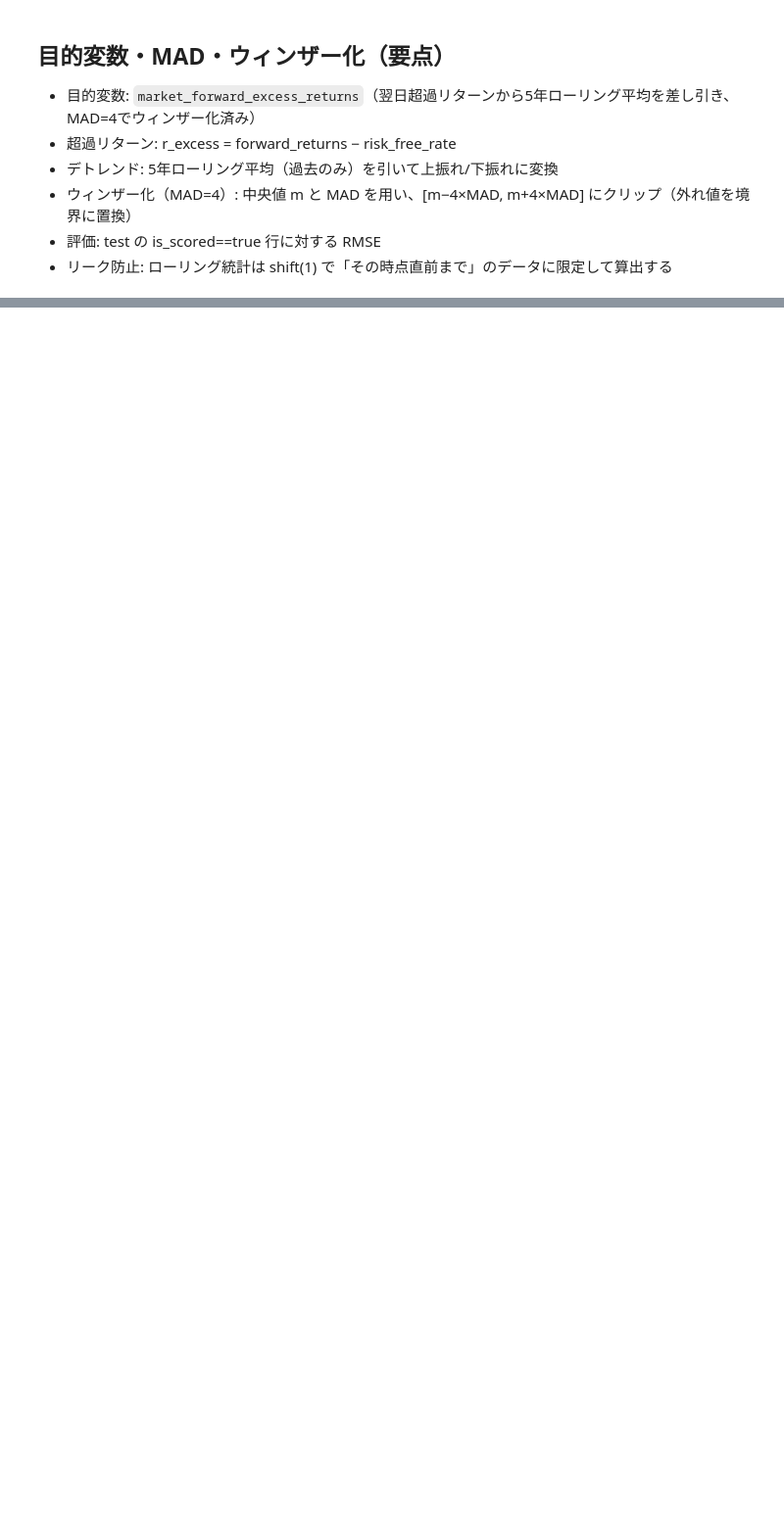
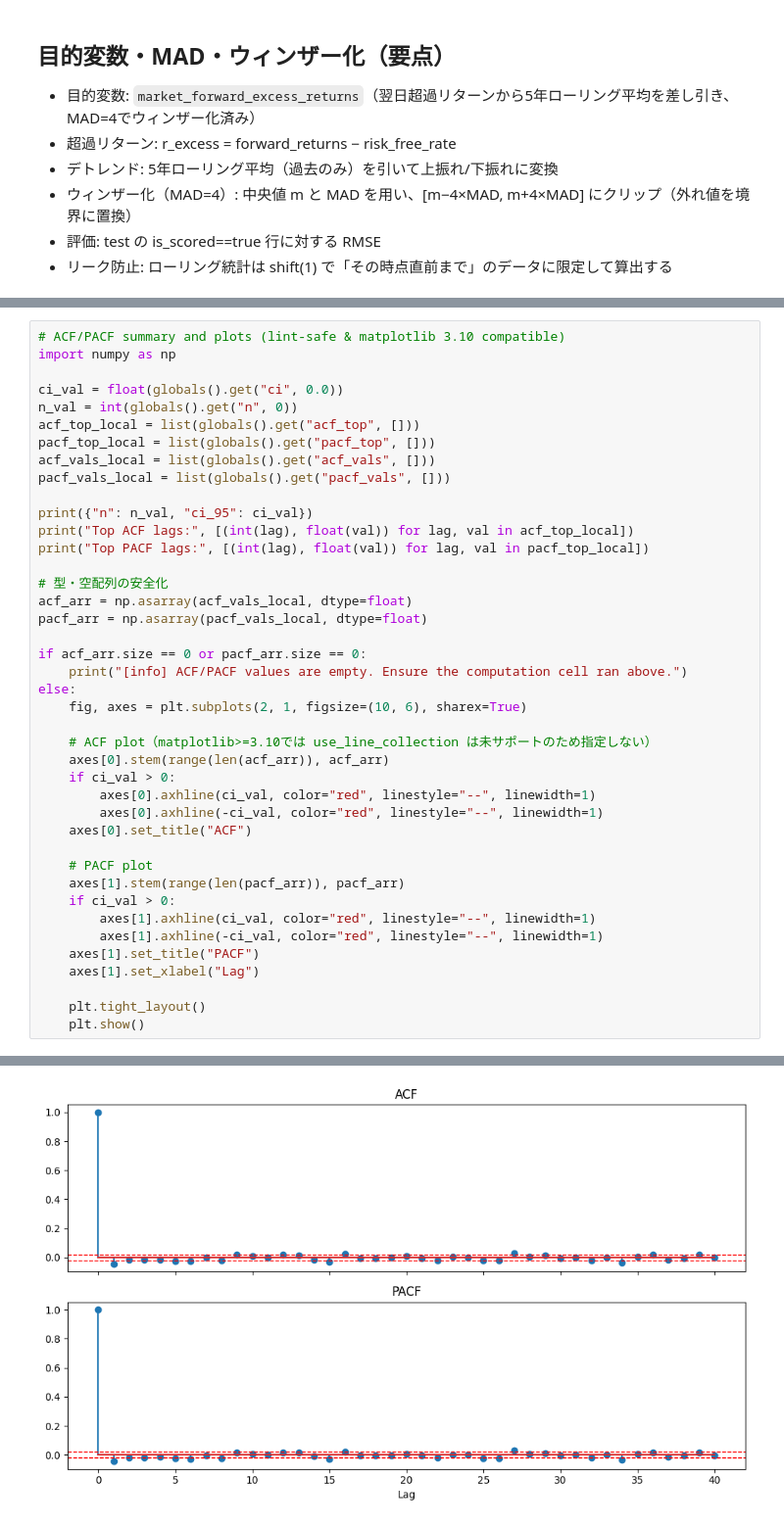
Before and after one commit to syunyafukuda/Hull-Tactical---Market-Prediction, a Jupyter notebook: notebooks/eda.ipynb, the cells around one changed output, grey strips where cells are left out. Shown at 98% size. Drawn from its saved outputs; the diff is of its cells as text; blank space fills up the shorter version.

```diff
--- a/notebooks/eda.ipynb
+++ b/notebooks/eda.ipynb
@@ -160,0 +697,42 @@ else:
+# %%
+# ACF/PACF summary and plots (lint-safe & matplotlib 3.10 compatible)
+import numpy as np
+
+ci_val = float(globals().get("ci", 0.0))
+n_val = int(globals().get("n", 0))
+acf_top_local = list(globals().get("acf_top", []))
+pacf_top_local = list(globals().get("pacf_top", []))
+acf_vals_local = list(globals().get("acf_vals", []))
+pacf_vals_local = list(globals().get("pacf_vals", []))
+
+print({"n": n_val, "ci_95": ci_val})
+print("Top ACF lags:", [(int(lag), float(val)) for lag, val in acf_top_local])
+print("Top PACF lags:", [(int(lag), float(val)) for lag, val in pacf_top_local])
+
+# 型・空配列の安全化
+acf_arr = np.asarray(acf_vals_local, dtype=float)
+pacf_arr = np.asarray(pacf_vals_local, dtype=float)
+
+if acf_arr.size == 0 or pacf_arr.size == 0:
+    print("[info] ACF/PACF values are empty. Ensure the computation cell ran above.")
+else:
+    fig, axes = plt.subplots(2, 1, figsize=(10, 6), sharex=True)
+
+    # ACF plot（matplotlib>=3.10では use_line_collection は未サポートのため指定しない）
+    axes[0].stem(range(len(acf_arr)), acf_arr)
+    if ci_val > 0:
+        axes[0].axhline(ci_val, color="red", linestyle="--", linewidth=1)
+        axes[0].axhline(-ci_val, color="red", linestyle="--", linewidth=1)
+    axes[0].set_title("ACF")
+
+    # PACF plot
+    axes[1].stem(range(len(pacf_arr)), pacf_arr)
+    if ci_val > 0:
+        axes[1].axhline(ci_val, color="red", linestyle="--", linewidth=1)
+        axes[1].axhline(-ci_val, color="red", linestyle="--", linewidth=1)
+    axes[1].set_title("PACF")
+    axes[1].set_xlabel("Lag")
+
+    plt.tight_layout()
+    plt.show()
+# %% [output]
@@ -160,0 +742 @@ else:
+[figure, added]
```
Also changed, not shown: parts of 26 cells of this notebook, 1 other file.
